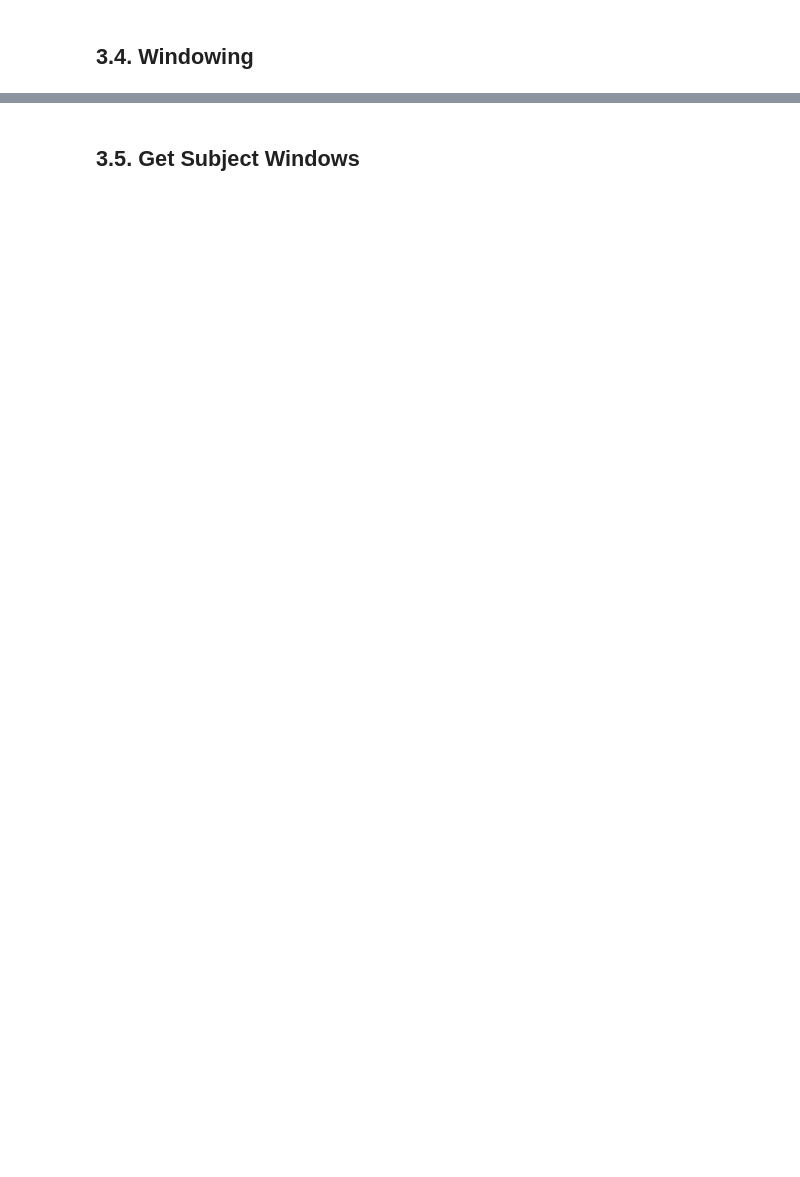
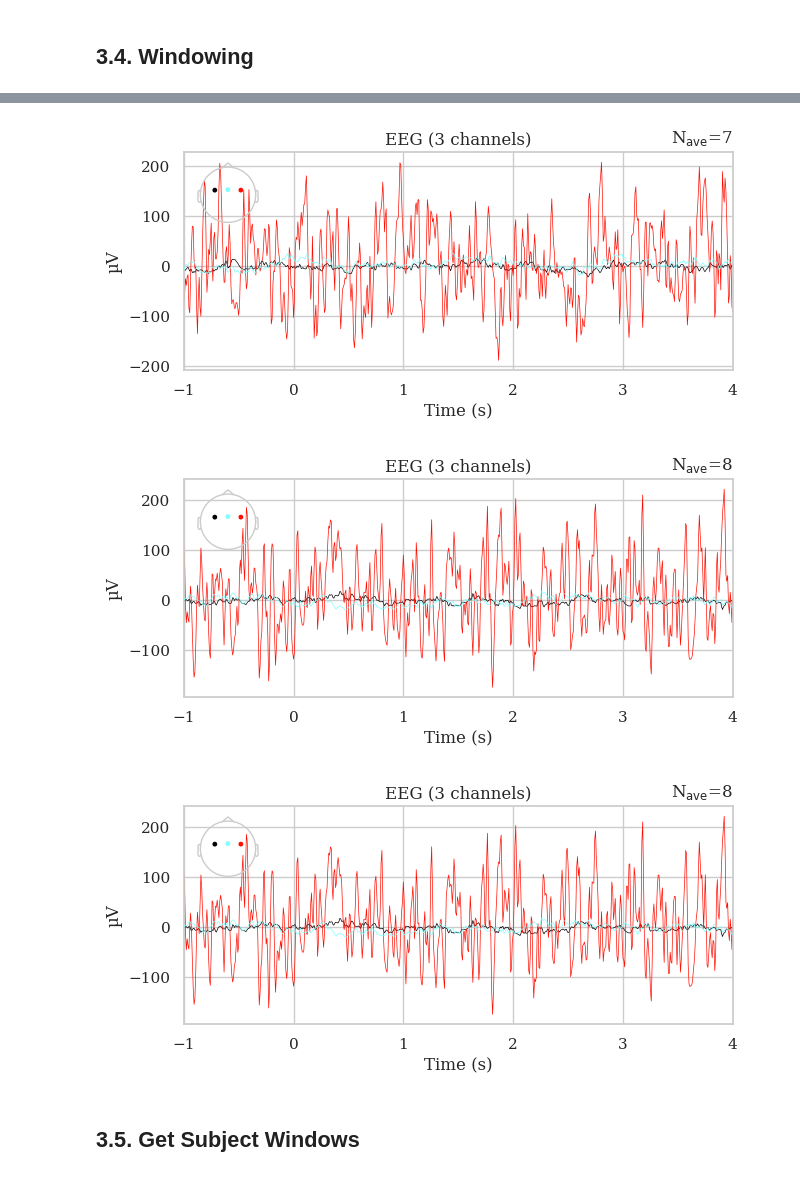
Before and after one commit to vadimegorov13/eeg_jepa_research, a Jupyter notebook: src/physionet2009_finetune_sjepa.ipynb, the cells around one changed output, grey strips where cells are left out. Saved outputs shown, nothing was run; the diff lists cells and outputs as text; code cells hidden in the pictures; blank space fills up the shorter version.

```diff
--- a/src/physionet2009_finetune_sjepa.ipynb
+++ b/src/physionet2009_finetune_sjepa.ipynb
@@ -313,11 +350,15 @@ if invalid_subjects:
     )
 
 label_fragment = "_".join(CONFIG["labels_to_keep"])
+label_hash = hashlib.md5(label_fragment.encode()).hexdigest()[:8]
+
+# hash subject list to avoid excessively long directory names
 subject_fragment = "_".join(str(s) for s in SUBJECTS)
+subject_hash = hashlib.md5(subject_fragment.encode()).hexdigest()[:8]
 
 if CONFIG["preprocessed_concat_dir"] is None:
     PREPROCESSED_CONCAT_DATASETS_NAME = (
-        f"{CONFIG['dataset_name']}_{CONFIG['paradigm']}_{label_fragment}_subjects_{subject_fragment}"
+        f"{CONFIG['dataset_name']}_{CONFIG['paradigm']}_{label_hash}_subjects_{subject_hash}"
     )
     PREPROCESSED_CONCAT_DIR = WORKING_DIR / "preprocessed_concat_datasets" / PREPROCESSED_CONCAT_DATASETS_NAME
 else:
@@ -371,0 +456,13 @@ elif CONFIG["dataset_source"] == "concat":
+# %%
+for i, ds in enumerate(DATASET.datasets[:3]):
+    raw = ds.raw
+    ann = raw.annotations
+    sfreq = raw.info["sfreq"]
+
+    print(f"\nRecording {i} | sfreq={sfreq}")
+    for onset, duration, label in zip(ann.onset[:20], ann.duration[:20], ann.description[:20]):
+        print(
+            f"label={label:>12} | onset={onset:8.3f}s | "
+            f"duration={duration:6.3f}s | "
+            f"start_sample={int(round(onset * sfreq))}"
+        )
@@ -553,3 +788,34 @@ print(f"Chance level ({TARGET_N_CLASSES}-class): {1.0 / TARGET_N_CLASSES:.2f}")
+# %%
+import mne
+import numpy as np
+import matplotlib.pyplot as plt
+
+raw = DATASET.datasets[0].raw.copy()
+
+event_id = {"left_hand": 1, "right_hand": 2}
+
+events, event_id = mne.events_from_annotations(raw, event_id=event_id)
+
+epochs = mne.Epochs(
+    raw,
+    events,
+    event_id=event_id,
+    tmin=-1.0,
+    tmax=4.0,
+    baseline=(-0.5, 0.0),
+    preload=True,
+    picks=["C3", "C4", "Cz"],
+)
+
+left = epochs["left_hand"].average()
+right = epochs["right_hand"].average()
+
+left.plot(spatial_colors=True)
+right.plot(spatial_colors=True)
+# %% [output]
+[figure, added]
+[figure, added]
+[figure, added]
 # %% [markdown]
 ## 3.5. Get Subject Windows
 # %%
```
Also changed, not shown: parts of 30 cells of this notebook, 1 other file.
